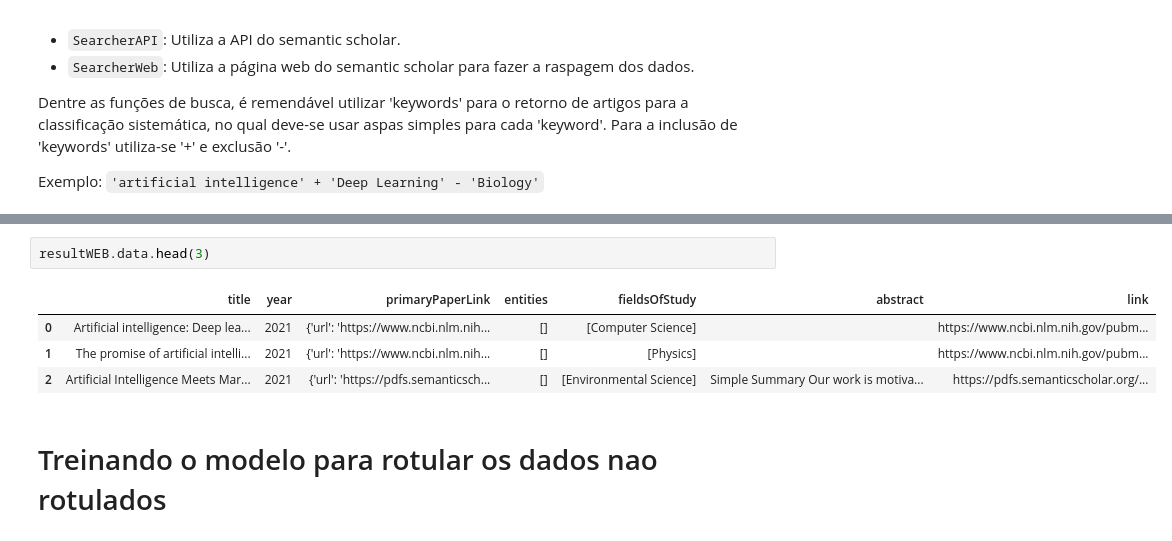
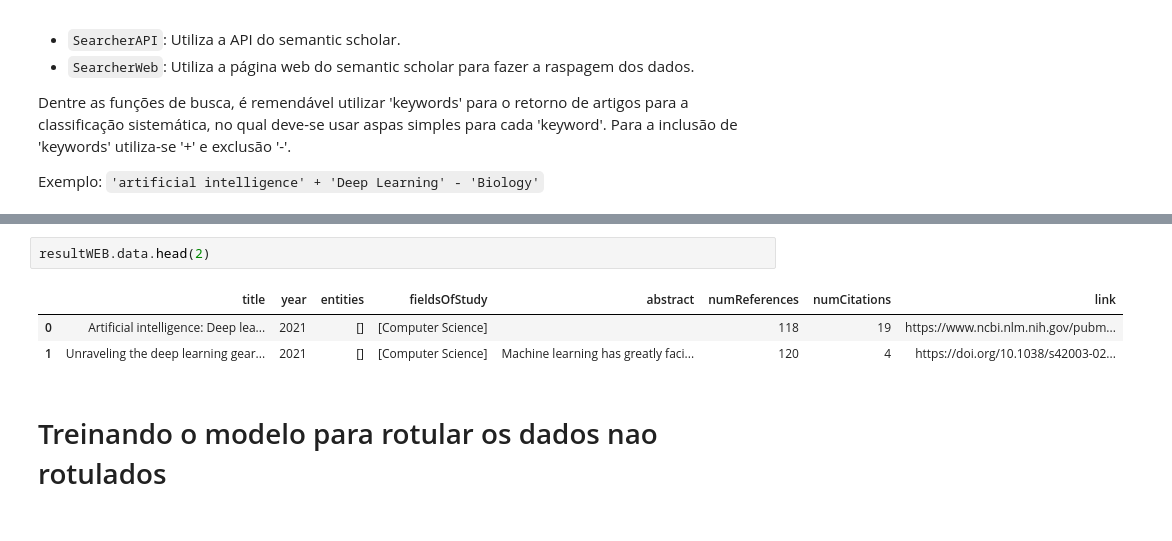
Before and after one commit to BecomeAllan/ML-SLRC, a Jupyter notebook: Application/Classification_automation_SLR.ipynb, the cells around one changed output, grey strips where cells are left out. Cells and saved outputs as stored; diff of their text form.

```diff
--- a/Application/Classification_automation_SLR.ipynb
+++ b/Application/Classification_automation_SLR.ipynb
@@ -278,10 +510,9 @@ Query Suggestions: []
 # %%
-resultWEB.data.head(3)
+resultWEB.data.head(2)
 # %% [output]
-|  | title | year | primaryPaperLink | entities | fieldsOfStudy | abstract | link |
-| 0 | Artificial intelligence: Deep lea... | 2021 | {'url': 'https://www.ncbi.nlm.nih... | [] | [Computer Science] |  | https://www.ncbi.nlm.nih.gov/pubm... |
-| 1 | The promise of artificial intelli... | 2021 | {'url': 'https://www.ncbi.nlm.nih... | [] | [Physics] |  | https://www.ncbi.nlm.nih.gov/pubm... |
-| 2 | Artificial Intelligence Meets Mar... | 2021 | {'url': 'https://pdfs.semanticsch... | [] | [Environmental Science] | Simple Summary Our work is motiva... | https://pdfs.semanticscholar.org/... |
+|  | title | year | entities | fieldsOfStudy | abstract | numReferences | numCitations | link |
+| 0 | Artificial intelligence: Deep lea... | 2021 | [] | [Computer Science] |  | 118 | 19 | https://www.ncbi.nlm.nih.gov/pubm... |
+| 1 | Unraveling the deep learning gear... | 2021 | [] | [Computer Science] | Machine learning has greatly faci... | 120 | 4 | https://doi.org/10.1038/s42003-02... |
 # %% [markdown]
 # Treinando o modelo para rotular os dados nao rotulados
 # %%
```
Also changed, not shown: parts of 16 cells of this notebook.
